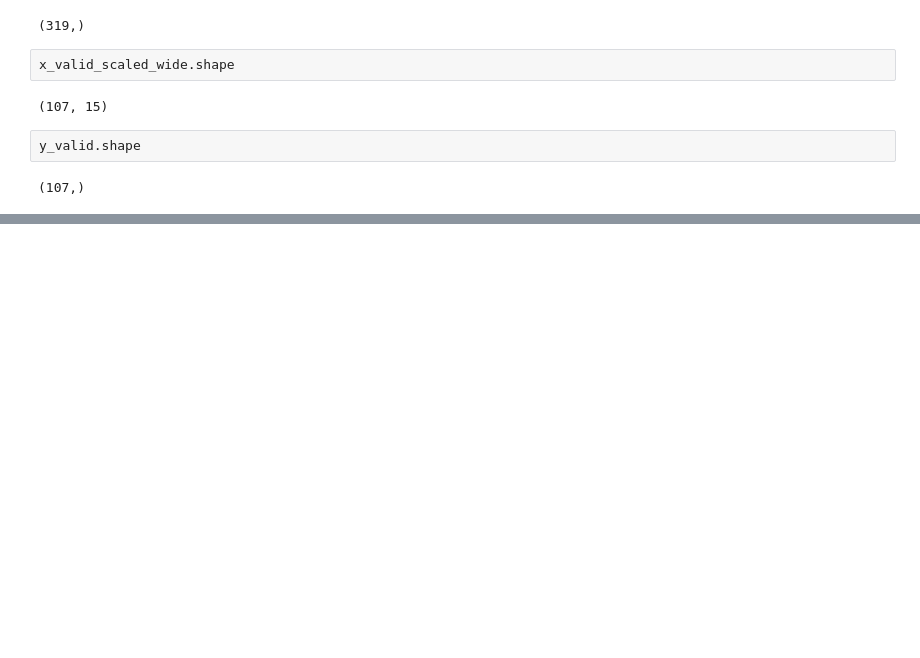
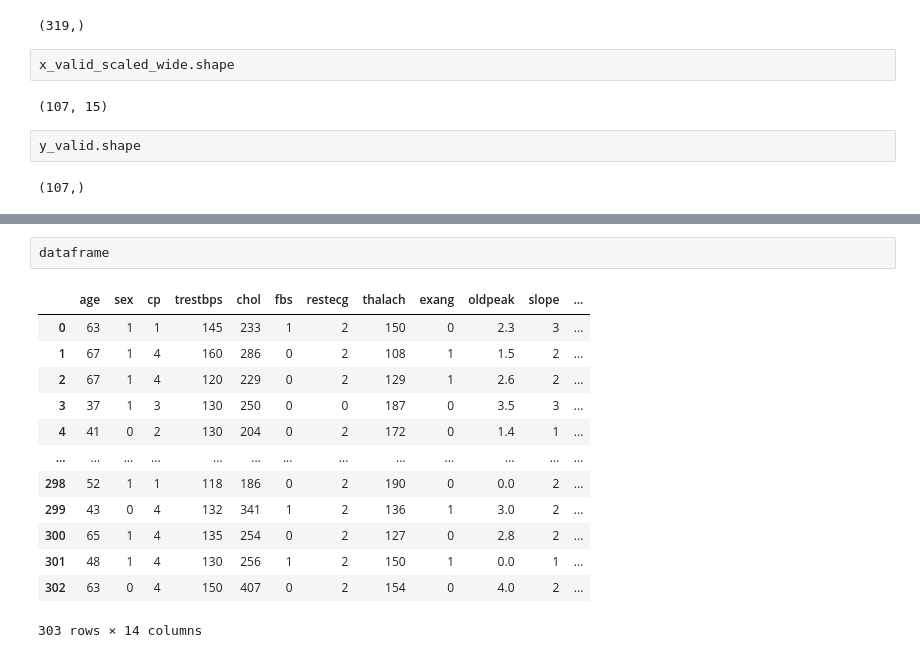
Before and after one commit to jefferyui/sanbox, a Jupyter notebook: wdt2.ipynb, the cells around one changed output, grey strips where cells are left out. Drawn from its saved outputs; the diff is of its cells as text; blank space fills up the shorter version.

```diff
--- a/wdt2.ipynb
+++ b/wdt2.ipynb
@@ -556,0 +688,16 @@ IndentationError: unindent does not match any outer indentation level (<tokenize
+# %%
+dataframe
+# %% [output]
+|  | age | sex | cp | trestbps | chol | fbs | restecg | thalach | exang | oldpeak | slope | ... |
+| 0 | 63 | 1 | 1 | 145 | 233 | 1 | 2 | 150 | 0 | 2.3 | 3 | ... |
+| 1 | 67 | 1 | 4 | 160 | 286 | 0 | 2 | 108 | 1 | 1.5 | 2 | ... |
+| 2 | 67 | 1 | 4 | 120 | 229 | 0 | 2 | 129 | 1 | 2.6 | 2 | ... |
+| 3 | 37 | 1 | 3 | 130 | 250 | 0 | 0 | 187 | 0 | 3.5 | 3 | ... |
+| 4 | 41 | 0 | 2 | 130 | 204 | 0 | 2 | 172 | 0 | 1.4 | 1 | ... |
+| ... | ... | ... | ... | ... | ... | ... | ... | ... | ... | ... | ... | ... |
+| 298 | 52 | 1 | 1 | 118 | 186 | 0 | 2 | 190 | 0 | 0.0 | 2 | ... |
+| 299 | 43 | 0 | 4 | 132 | 341 | 1 | 2 | 136 | 1 | 3.0 | 2 | ... |
+| 300 | 65 | 1 | 4 | 135 | 254 | 0 | 2 | 127 | 0 | 2.8 | 2 | ... |
+| 301 | 48 | 1 | 4 | 130 | 256 | 1 | 2 | 150 | 1 | 0.0 | 1 | ... |
+| 302 | 63 | 0 | 4 | 150 | 407 | 0 | 2 | 154 | 0 | 4.0 | 2 | ... |
+303 rows × 14 columns
```
Also changed, not shown: parts of 13 cells of this notebook.
